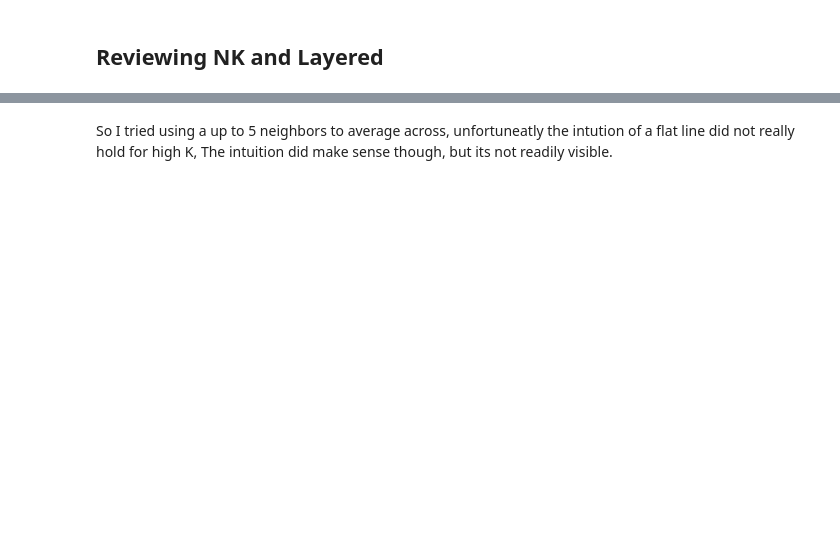
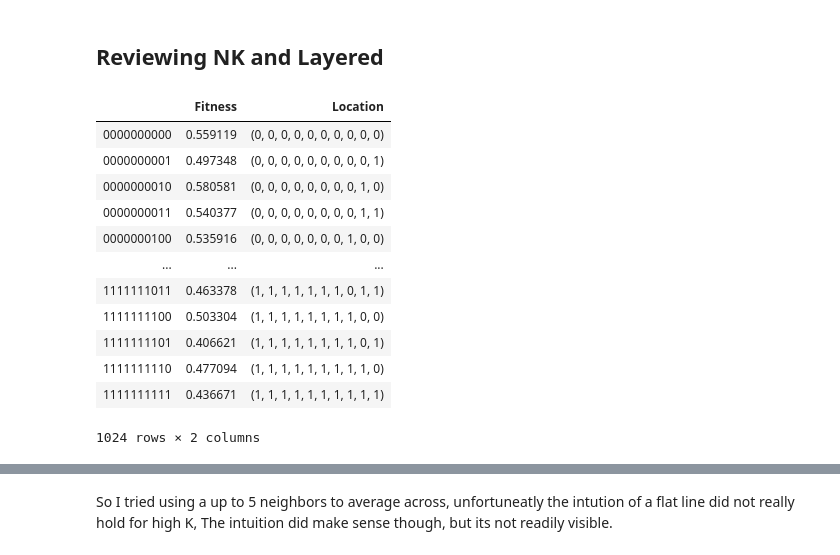
Before and after one commit to adrianapaza/NBA-NKC, a Jupyter notebook: ComputationalModels/Create_Landscape_Presentation_Plots.ipynb, the cells around one changed output, grey strips where cells are left out. Cells and saved outputs as stored; diff of their text form; code cells hidden in the pictures; blank space fills up the shorter version.

```diff
--- a/ComputationalModels/Create_Landscape_Presentation_Plots.ipynb
+++ b/ComputationalModels/Create_Landscape_Presentation_Plots.ipynb
@@ -30,0 +32,16 @@ Layer_Landscape_5_0 = layer_landscapes(N_15_K5_, N_15_K0_, layering_mode="additi
+# %%
+N_10_K5_
+# %% [output]
+|  | Fitness | Location |
+| 0000000000 | 0.559119 | (0, 0, 0, 0, 0, 0, 0, 0, 0, 0) |
+| 0000000001 | 0.497348 | (0, 0, 0, 0, 0, 0, 0, 0, 0, 1) |
+| 0000000010 | 0.580581 | (0, 0, 0, 0, 0, 0, 0, 0, 1, 0) |
+| 0000000011 | 0.540377 | (0, 0, 0, 0, 0, 0, 0, 0, 1, 1) |
+| 0000000100 | 0.535916 | (0, 0, 0, 0, 0, 0, 0, 1, 0, 0) |
+| ... | ... | ... |
+| 1111111011 | 0.463378 | (1, 1, 1, 1, 1, 1, 1, 0, 1, 1) |
+| 1111111100 | 0.503304 | (1, 1, 1, 1, 1, 1, 1, 1, 0, 0) |
+| 1111111101 | 0.406621 | (1, 1, 1, 1, 1, 1, 1, 1, 0, 1) |
+| 1111111110 | 0.477094 | (1, 1, 1, 1, 1, 1, 1, 1, 1, 0) |
+| 1111111111 | 0.436671 | (1, 1, 1, 1, 1, 1, 1, 1, 1, 1) |
+1024 rows × 2 columns
```
Also changed, not shown: parts of 19 cells of this notebook, 5 other files.
